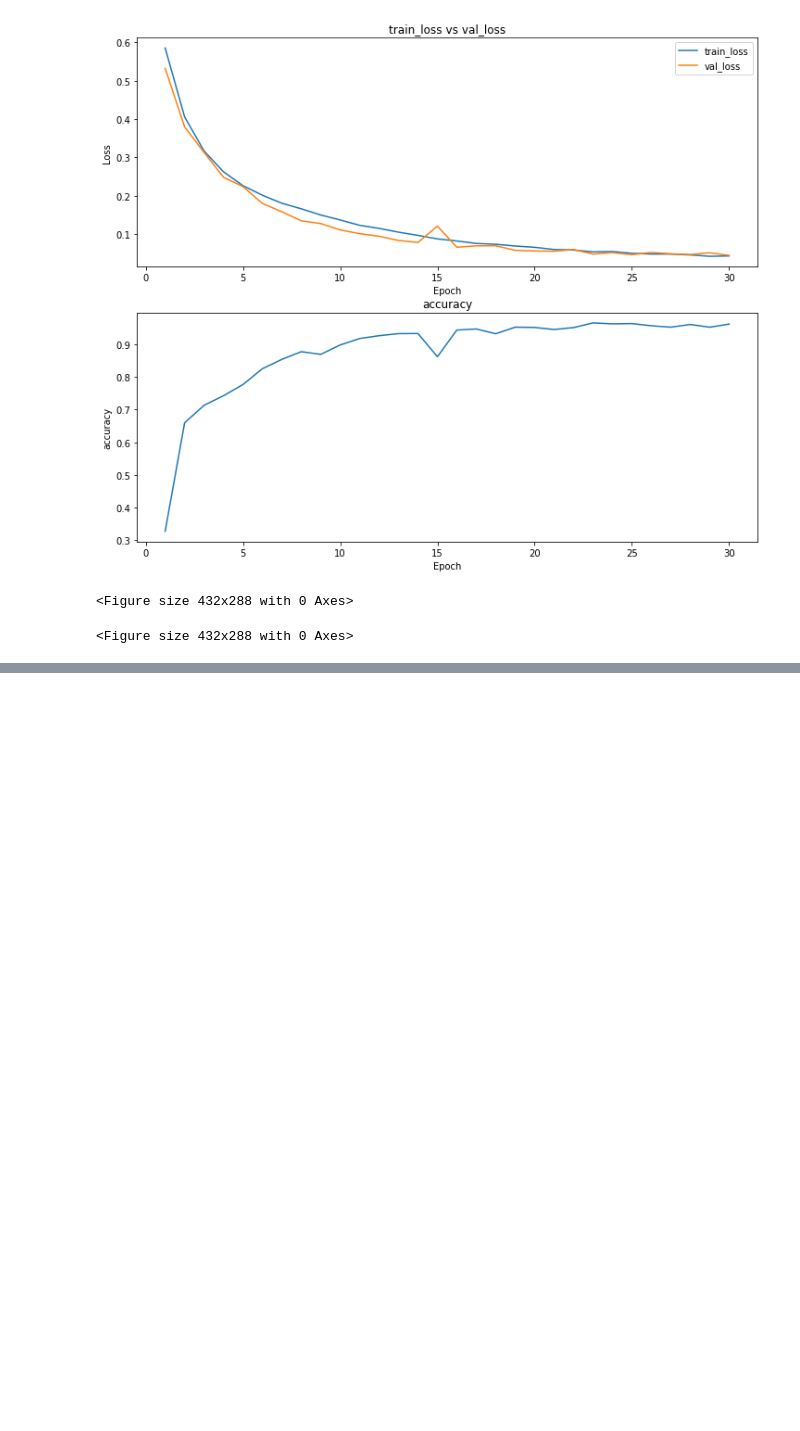
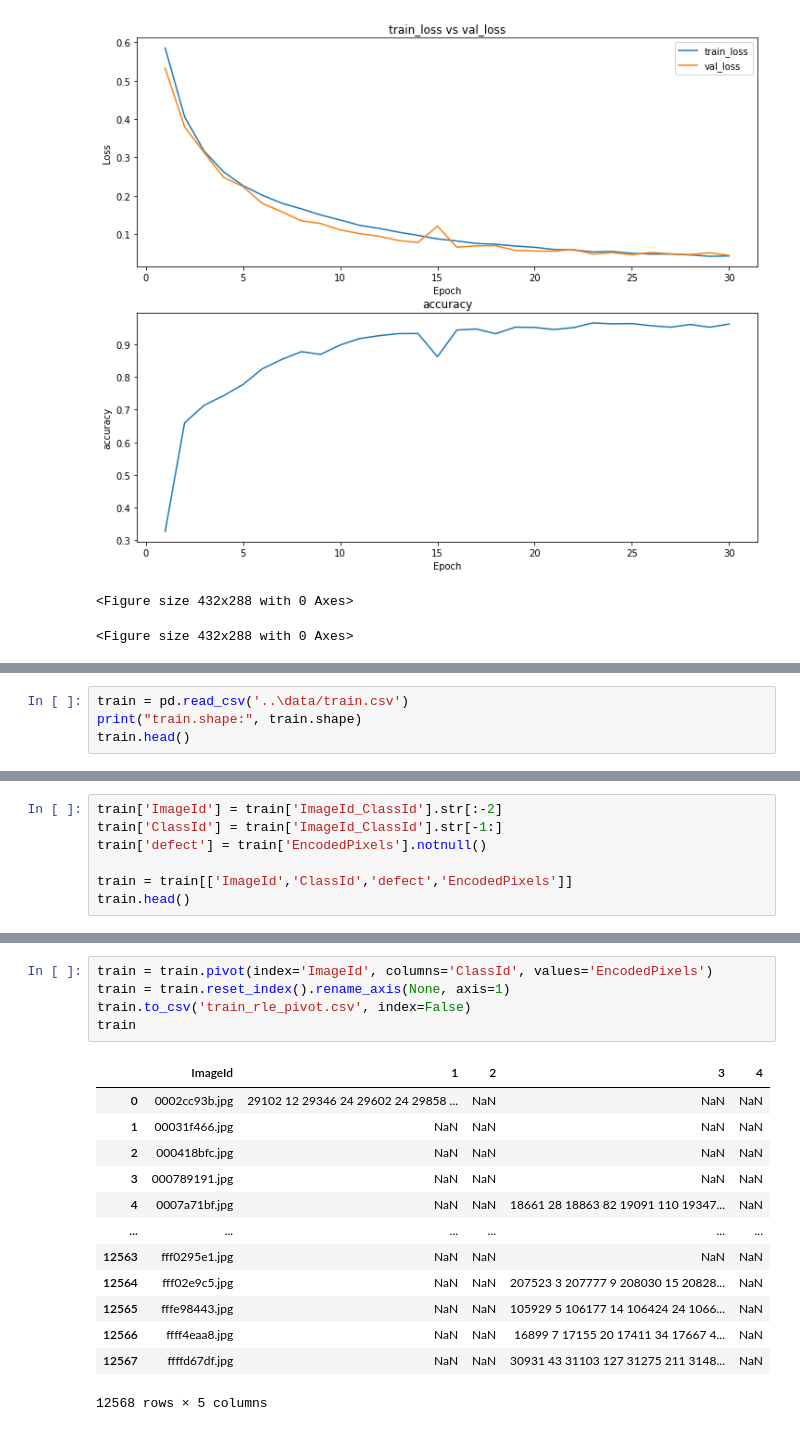
Before and after one commit to raymondlam19/Steel-Defect-Detection-Pytorch, a Jupyter notebook: notebook/3_new_model.ipynb, the cells around one changed output, grey strips where cells are left out. Cells and saved outputs as stored; diff of their text form; blank space fills up the shorter version.

```diff
--- a/notebook/3_new_model.ipynb
+++ b/notebook/3_new_model.ipynb
@@ -253,0 +263,4 @@ for i in range(3):
+# %%
+train = pd.read_csv('..\data/train.csv')
+print("train.shape:", train.shape)
+train.head()
@@ -253,0 +275,7 @@ for i in range(3):
+# %%
+train['ImageId'] = train['ImageId_ClassId'].str[:-2]
+train['ClassId'] = train['ImageId_ClassId'].str[-1:]
+train['defect'] = train['EncodedPixels'].notnull()
+
+train = train[['ImageId','ClassId','defect','EncodedPixels']]
+train.head()
@@ -253,0 +289,19 @@ for i in range(3):
+# %%
+train = train.pivot(index='ImageId', columns='ClassId', values='EncodedPixels')
+train = train.reset_index().rename_axis(None, axis=1)
+train.to_csv('train_rle_pivot.csv', index=False)
+train
+# %% [output]
+|  | ImageId | 1 | 2 | 3 | 4 |
+| 0 | 0002cc93b.jpg | 29102 12 29346 24 29602 24 29858 ... | NaN | NaN | NaN |
+| 1 | 00031f466.jpg | NaN | NaN | NaN | NaN |
+| 2 | 000418bfc.jpg | NaN | NaN | NaN | NaN |
+| 3 | 000789191.jpg | NaN | NaN | NaN | NaN |
+| 4 | 0007a71bf.jpg | NaN | NaN | 18661 28 18863 82 19091 110 19347... | NaN |
+| ... | ... | ... | ... | ... | ... |
+| 12563 | fff0295e1.jpg | NaN | NaN | NaN | NaN |
+| 12564 | fff02e9c5.jpg | NaN | NaN | 207523 3 207777 9 208030 15 20828... | NaN |
+| 12565 | fffe98443.jpg | NaN | NaN | 105929 5 106177 14 106424 24 1066... | NaN |
+| 12566 | ffff4eaa8.jpg | NaN | NaN | 16899 7 17155 20 17411 34 17667 4... | NaN |
+| 12567 | ffffd67df.jpg | NaN | NaN | 30931 43 31103 127 31275 211 3148... | NaN |
+12568 rows × 5 columns
```
Also changed, not shown: parts of 5 cells of this notebook, 4 other files.
